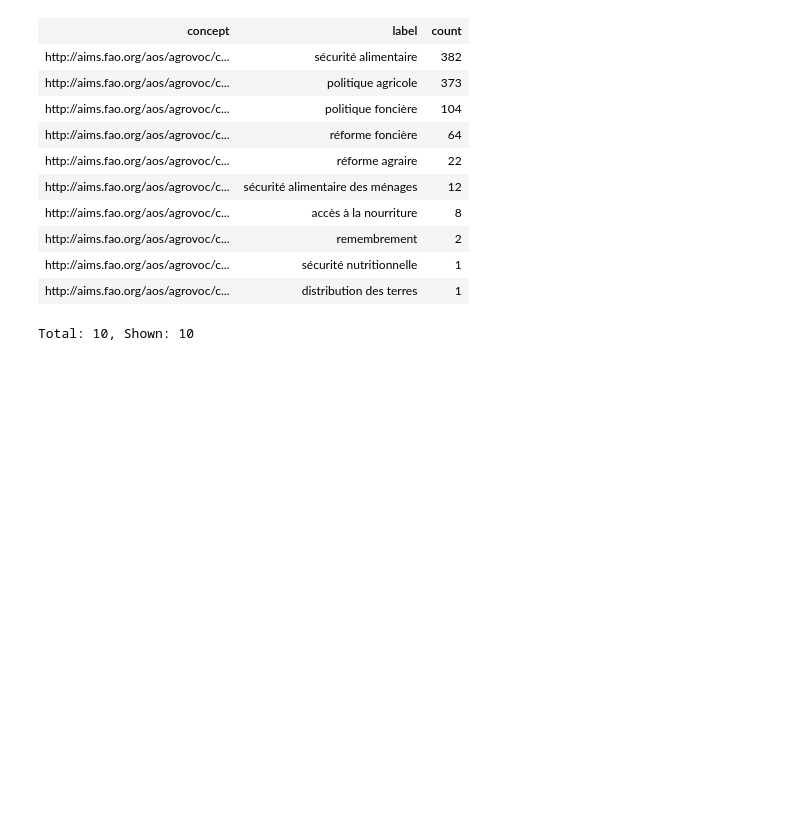
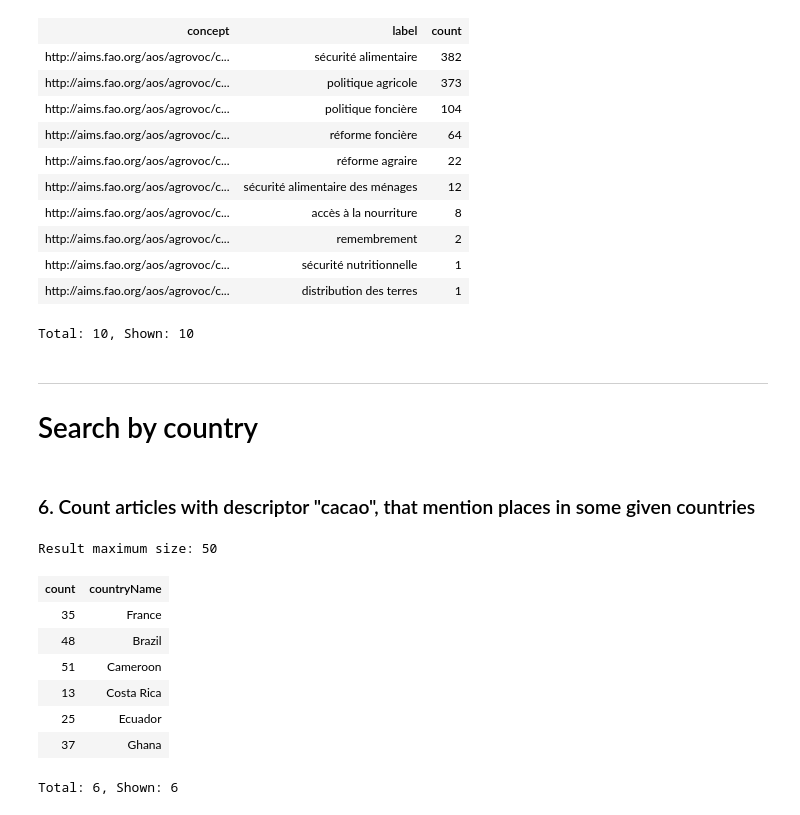
Before and after one commit to issa-project/issa-pipeline, a Jupyter notebook: notebooks/issa-geographic-NEs.ipynb, the cells around one changed output. Cells and saved outputs as stored; diff of their text form; code cells hidden in the pictures; blank space fills up the shorter version.

```diff
--- a/doc/ISSA-geographic-NEs.ipynb
+++ b/notebooks/issa-geographic-NEs.ipynb
@@ -277,3 +281,56 @@ Result maximum size: 50
 | http://aims.fao.org/aos/agrovoc/c... | sécurité nutritionnelle | 1 |
 | http://aims.fao.org/aos/agrovoc/c... | distribution des terres | 1 |
 Total: 10, Shown: 10
+# %% [markdown]
+____
+
+# Search by country
+# %% [markdown]
+### 6. Count articles with descriptor "cacao", that mention places in some given countries
+# %%
+%show 50
+
+SELECT (count(distinct ?article) as ?count) ?countryName
+FROM <http://geonames.org/graph>
+FROM <http://data-issa.cirad.fr/graph/articles>
+FROM <http://data-issa.cirad.fr/graph/geographic-nes>
+FROM <http://data-issa.cirad.fr/graph/thematic-descriptors>
+WHERE {
+    # ----- Crops
+    []  a issa:ThematicDescriptorAnnotation;
+        oa:hasTarget ?article;
+        oa:hasBody agrovoc:c_7713. # Concept "cacao"
+
+
+    # ----- Geographic entities
+    ?geoAnnot
+        a issa:GeographicAnnotation;
+        schema:about ?article.
+
+    # Either the geo annotation points to Country or any of its subterritories
+    { ?geoAnnot oa:hasBody ?country }
+    UNION
+    { ?geoAnnot oa:hasBody [ gn:parentCountry ?country ]. }
+
+    # Considered countries
+    ?country gn:name ?countryName.
+    values ?country {
+        <https://sws.geonames.org/3017382/> # France
+        <https://sws.geonames.org/3469034/> # Brazil
+        <https://sws.geonames.org/3624060/> # Costa Rica
+        <https://sws.geonames.org/3658394/> # Ecuador
+        <https://sws.geonames.org/2233387/> # Cameroon
+        <https://sws.geonames.org/2300660/> # Ghana
+    }
+
+} order by ?nameCountry
+# %% [output]
+Result maximum size: 50
+| count | countryName |
+| 35 | France |
+| 48 | Brazil |
+| 51 | Cameroon |
+| 13 | Costa Rica |
+| 25 | Ecuador |
+| 37 | Ghana |
+Total: 6, Shown: 6
```
Also changed, not shown: parts of 10 cells of this notebook.
